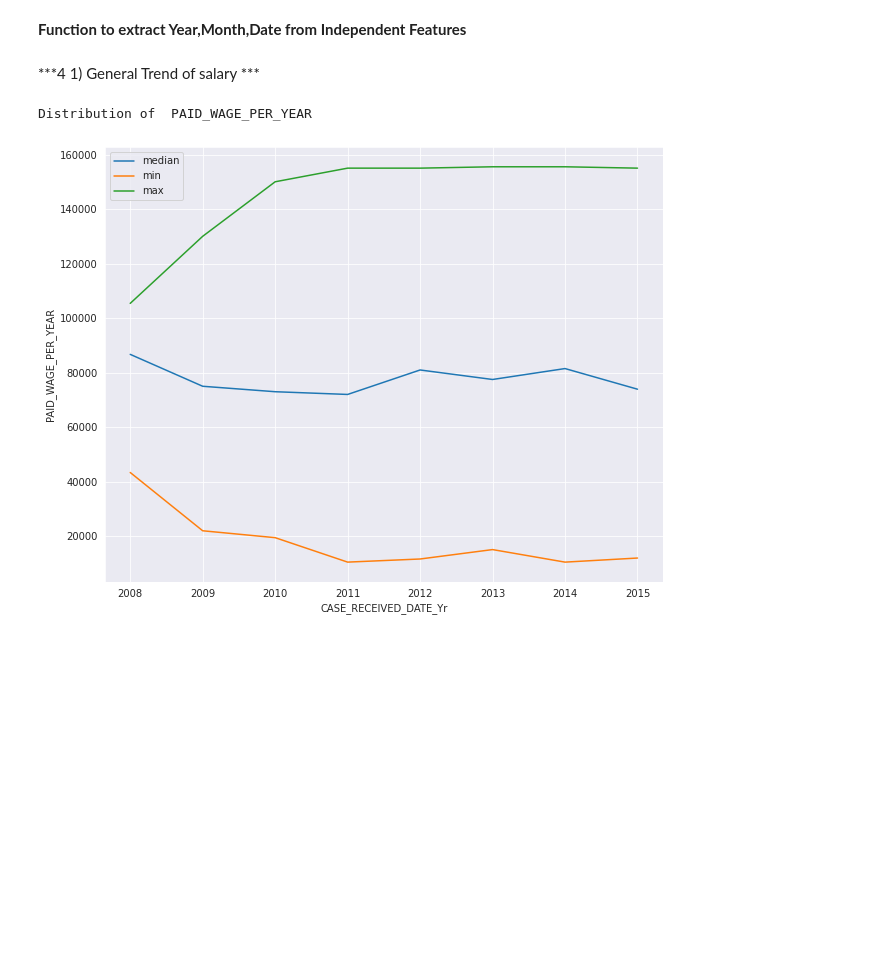
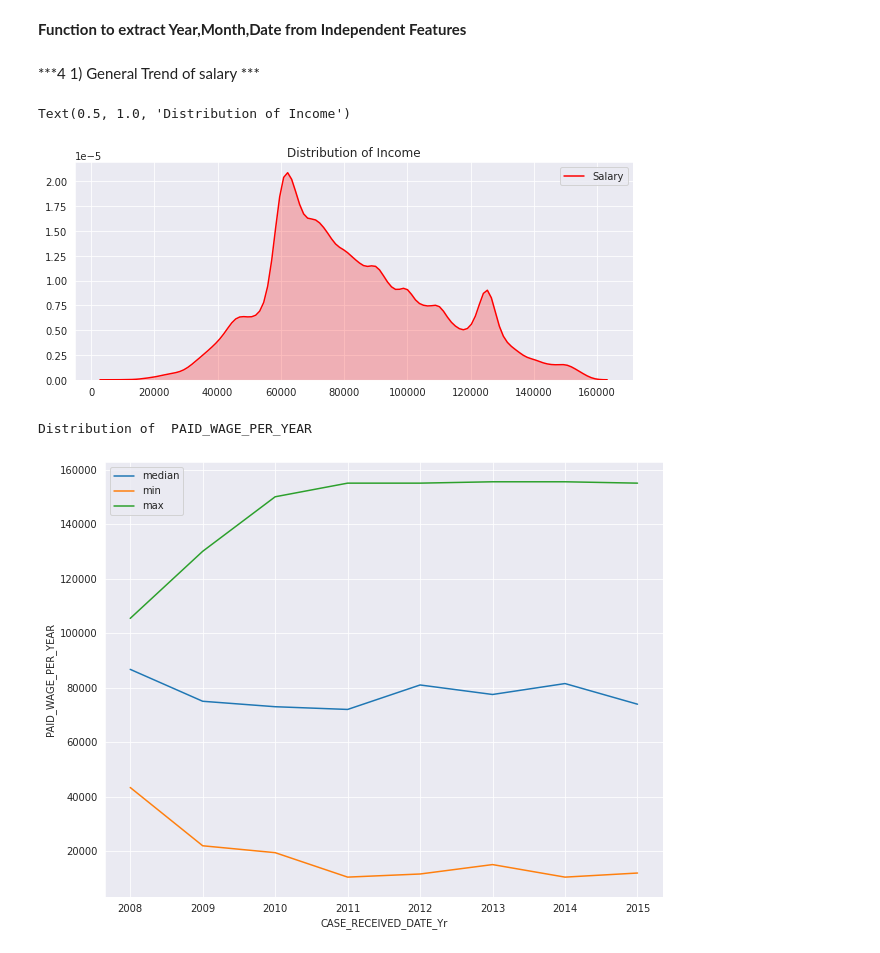
Before and after one commit to chandra-sekar-1983/data_visualization, a Jupyter notebook: Data_Visualization&Analysis.ipynb, the cells around one changed output. Cells and saved outputs as stored; diff of their text form; code cells hidden in the pictures; blank space fills up the shorter version.

```diff
--- a/Data_Visualization&Analysis.ipynb
+++ b/Data_Visualization&Analysis.ipynb
@@ -246,6 +246,16 @@ get_year_month_date(data,"CASE_RECEIVED_DATE")
 get_year_month_date(data,"DECISION_DATE")
 # %% [markdown]
 ***4 1) General Trend of salary ***
+# %%
+### distribution of salary
+
+fig = plt.figure(figsize=(10,4),)
+ax=sns.kdeplot(data[dependent_var] , color='r',shade=True,label='Salary')
+#ax=sns.kdeplot(df.loc[(df['turnover'] == 1),'evaluation'] , color='r',shade=True, label='turnover')
+plt.title('Distribution of Income')
+# %% [output]
+Text(0.5, 1.0, 'Distribution of Income')
+[figure, added]
 # %%
 def trend_chart(df2,output_var,date_var,kind="bar", figsize=(8,10)):
   df2=pd.DataFrame()
```
Also changed, not shown: parts of 17 cells of this notebook.
